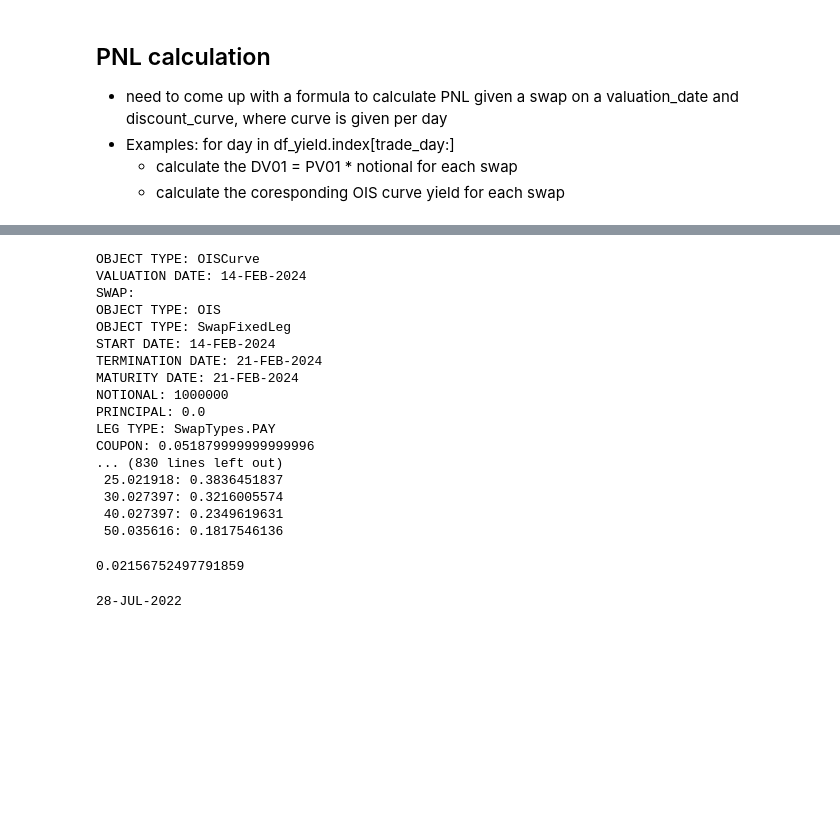
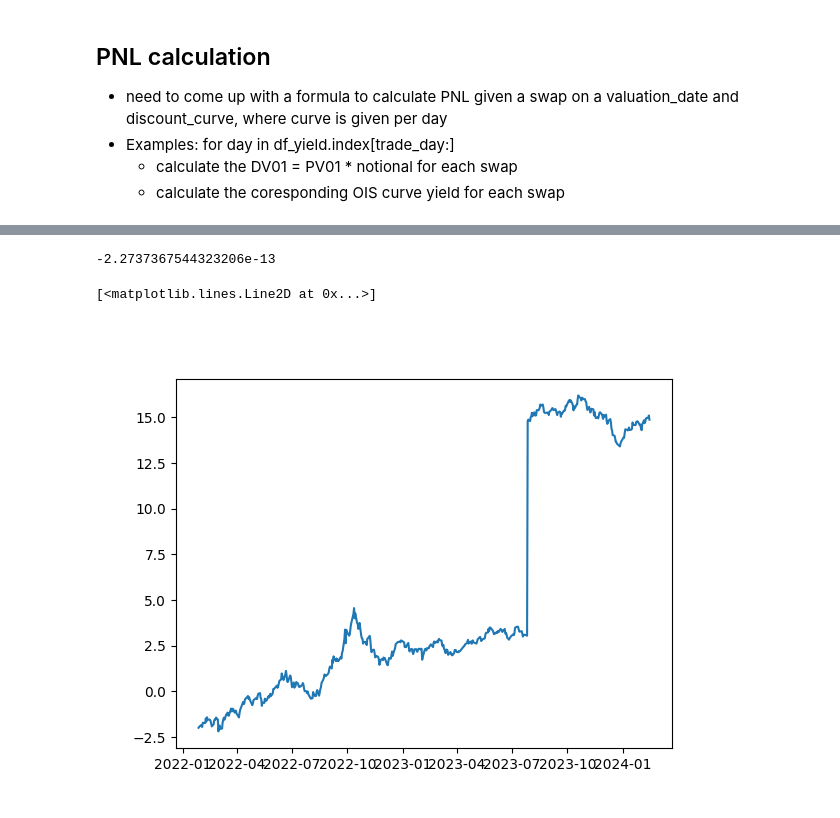
Before and after one commit to QizheCui/PCA_Butterfly_Trading_Strategy, a Jupyter notebook: OISVersion/PCA_Trade.ipynb, the cells around one changed output, grey strips where cells are left out. Saved outputs shown, nothing was run; the diff lists cells and outputs as text; code cells hidden in the pictures; blank space fills up the shorter version.

```diff
--- a/OISVersion/PCA_Trade.ipynb
+++ b/OISVersion/PCA_Trade.ipynb
@@ -351,38 +335,35 @@ def ratio(left, mid, right, valuation_date, curve):
-# %%
-trade_date_1 =  df_yield.index[df_yield.index>end_date][1] # trade from first available date after 6m
-day, month, year = trade_date_1.day, trade_date_1.month, trade_date_1.year
-date_1 = Date(day, month, year)
-curve_1 = curves[trade_date_1]
-trade_date_last = df_yield.index[-1] # trade from first available date after 6m
-day, month, year = trade_date_last.day, trade_date_last.month, trade_date_last.year
-date_last = Date(day, month, year)
-curve_last = curves[trade_date_last]
-#swap10y.value(last_date, last_curve)
-# %%
-curve_last
-# %% [output]
-OBJECT TYPE: OISCurve
-VALUATION DATE: 14-FEB-2024
-SWAP:
-OBJECT TYPE: OIS
-OBJECT TYPE: SwapFixedLeg
-START DATE: 14-FEB-2024
-TERMINATION DATE: 21-FEB-2024
-MATURITY DATE: 21-FEB-2024
-NOTIONAL: 1000000
-PRINCIPAL: 0.0
-LEG TYPE: SwapTypes.PAY
-COUPON: 0.051879999999999996
-... (830 lines left out)
- 25.021918: 0.3836451837
- 30.027397: 0.3216005574
- 40.027397: 0.2349619631
- 50.035616: 0.1817546136
-# %%
-curve.swap_rate(valuation_date, maturity_date=valuation_date.add_years(10))
-# %% [output]
-0.02156752497791859
-# %%
-valuation_date.add_days()
-# %% [output]
-28-JUL-2022
+# %%
+def value(swap,valuation_date,discount_curve,index_curve):
+    """
+    value a Overnight Index Swap, this is not the same as the Financepy value method as we need index curve as well for floating leg
+    swap: OIS object
+    valuation_date: Date object for the date we value the swap
+    discount_curve: OISCURVE object for the curve we use to discount cashflows
+    index_curve: OISCURVE object for the curve we use to get forward rates
+    """
+    fixed_leg_value = swap._fixed_leg.value(valuation_date, discount_curve)
+    float_leg_value = swap._float_leg.value(valuation_date, discount_curve, index_curve)
+    return fixed_leg_value + float_leg_value
+
+
+value(swap10y,valuation_date,curve,curve)
+# %% [output]
+-2.2737367544323206e-13
+# %%
+# calculate PNL series (probably need to change the way we calculate pnl)
+# initialize a pd series with 0 pnl for each date
+trade_to_use = fly_spot_2_5_10
+pnl_series = pd.Series(np.zeros(len(df_yield)),index=df_yield.index)
+for date in df_yield.index:
+    day, month, year = date.day, date.month, date.year
+    new_valuation_date = Date(day, month, year)
+    current_curve = curves[date] # the curve on the date
+    for swap in trade_to_use.values():
+        # add the pnl for each swap
+        pnl_series[date] += value(swap,new_valuation_date,current_curve,curve) - value(swap,valuation_date,curve,curve)
+        #print(f"date: {date.strftime('%d-%m-%Y')}, pnl: {pnl_series[date]}")
+plt.figure()
+plt.plot(pnl_series)
+# %% [output]
+[<matplotlib.lines.Line2D at 0x...>]
+[figure, added]
```
Also changed, not shown: parts of 10 cells of this notebook.
